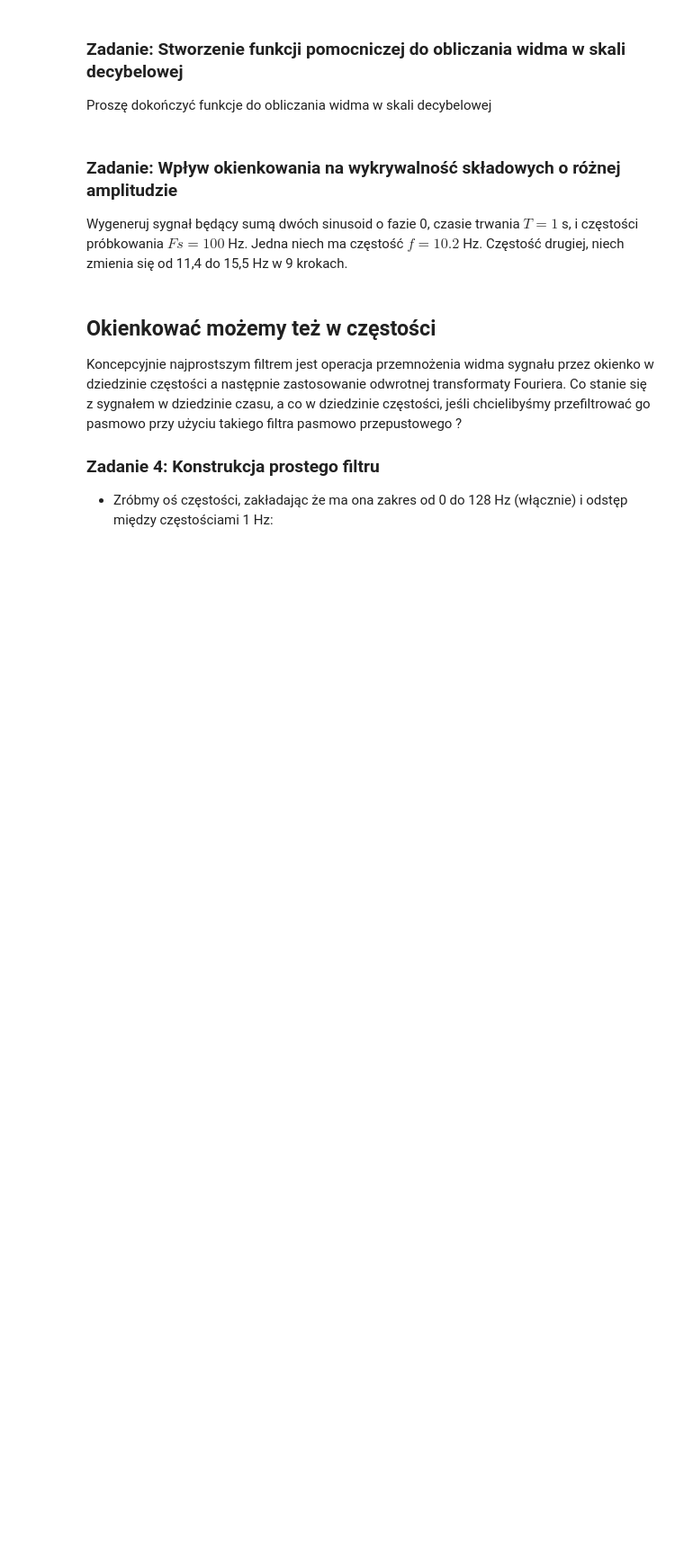
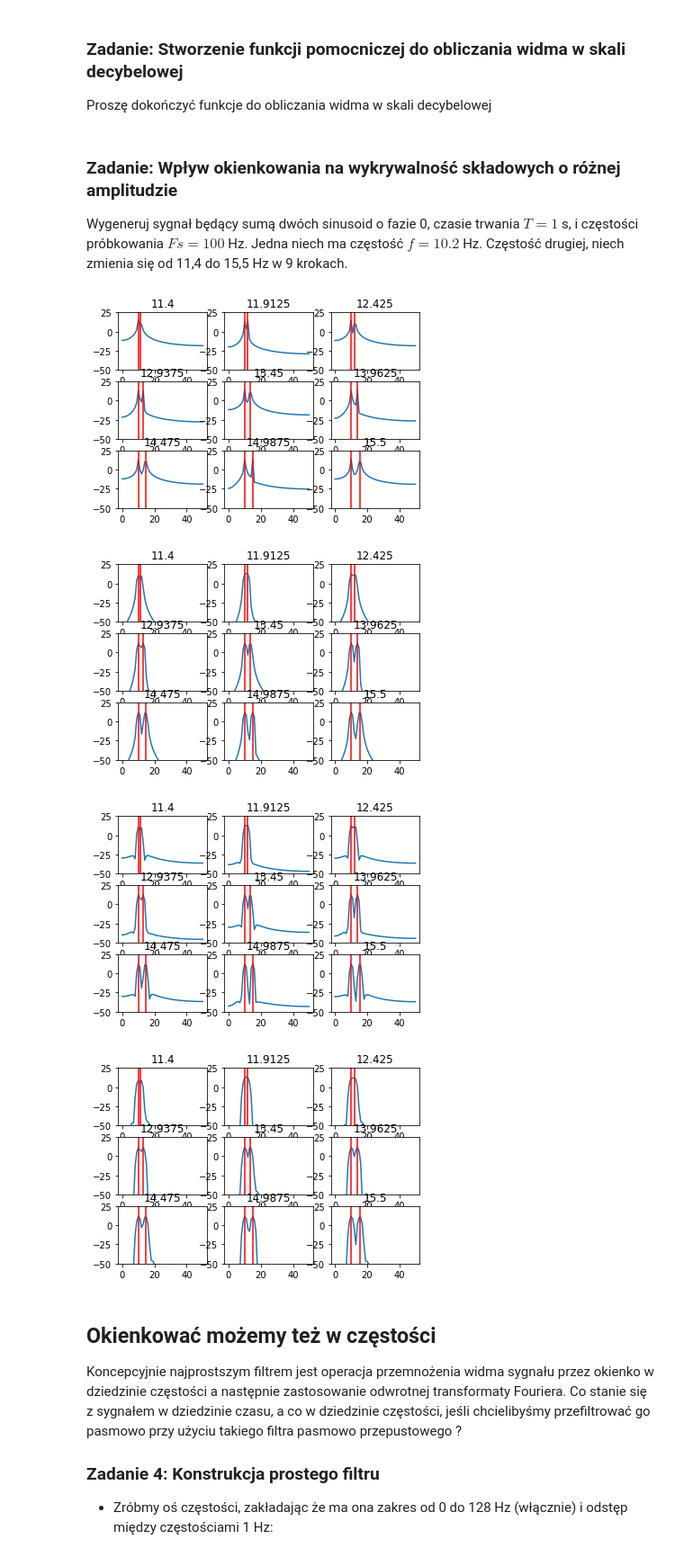
Before and after one commit to PPierzc/Analiza-Sygna-w, a Jupyter notebook: 5/05_okienkowanie_student.ipynb, the cells around one changed output. Shown: that part at 90% size. Cells and saved outputs as stored; diff of their text form; code cells hidden in the pictures; blank space fills up the shorter version.

```diff
--- a/5/05_okienkowanie_student.ipynb
+++ b/5/05_okienkowanie_student.ipynb
@@ -126,12 +153,3 @@ Zokienkuj sygnał mnożąc sinusoidę przez unormowane okienko
 # %% [markdown]
 ### Zadanie: Stworzenie funkcji pomocniczej do obliczania widma w skali decybelowej
 Proszę dokończyć funkcje do obliczania widma w skali decybelowej
-# %%
-def widmo_dB(s, N_fft, F_samp):
-    '''
-    funkcja pomocnicza
-    '''
-    ...
-    ...
-    ...
-    return (S_dB,F)
@@ -147,42 +167,47 @@ def testuj_rozdzielczosc(t, F_samp, okno, tytul ):
     '''
     plt.figure()
     f1 = 10.2
-    s1 = ... # sinusoida o częstości f1
+    s1 = np.sin(2*np.pi*f1*t) # sinusoida o częstości f1
     okno = okno/np.linalg.norm(okno)
     k = 1
     for f2 in np.linspace(11.4,15.5,9):
-        s2 = ...# sinusioda o częstości s2
-        s = ... # suma sinusoid o częstościach f1 i f2
+        s2 = np.sin(2*np.pi*f2*t) # sinusioda o częstości s2
+        s = s1 + s2 # suma sinusoid o częstościach f1 i f2
         s_okienkowany = s* okno # tu okienkujemy sygnał s
         plt.subplot(3,3,k)
         plt.title(str(f2))
         S_okienkowany, skalaF = widmo_dB(s_okienkowany,len(s), Fs)
         plt.plot(skalaF,S_okienkowany)
         # dorysowujemy pionowe linie w miejscach gdzie są częstości nasych sinusoid:
         plt.plot([f1,f1],[-50,25],'r')
         plt.plot([f2,f2],[-50,25],'r')
         plt.ylim((-50,25))
         k+=1
     plt.show()
 
 Fs = 100
 dt = 1/Fs
 T = 1
 t = np.arange(0,T,dt)
 
 M = len(t)
 okno = np.ones(M)
 testuj_rozdzielczosc(t,Fs, okno,'prostokąt')
 
-okno = ss.hanning(M)#
+okno = ss.hanning(M)
 testuj_rozdzielczosc(t,Fs, okno,'hanning')
 
 # przetestuj okno hamming
-okno = ...
+okno = okno = ss.hamming(M)
 testuj_rozdzielczosc(t,Fs, okno,'hamming')
 # przetestuj okno blackmana:
-okno = ...
+okno = okno = ss.blackman(M)
 testuj_rozdzielczosc(t,Fs, okno,'blackman')
+# %% [output]
+[figure, added]
+[figure, added]
+[figure, added]
+[figure, added]
 # %% [markdown]
 ## Okienkować możemy też w częstości
 Koncepcyjnie najprostszym filtrem jest operacja przemnożenia widma sygnału przez okienko w dziedzinie częstości a następnie zastosowanie odwrotnej transformaty Fouriera. Co stanie się z sygnałem w dziedzinie czasu, a co w dziedzinie częstości, jeśli chcielibyśmy przefiltrować go pasmowo przy użyciu takiego filtra pasmowo przepustowego ?
```
Also changed, not shown: parts of 17 cells of this notebook.
